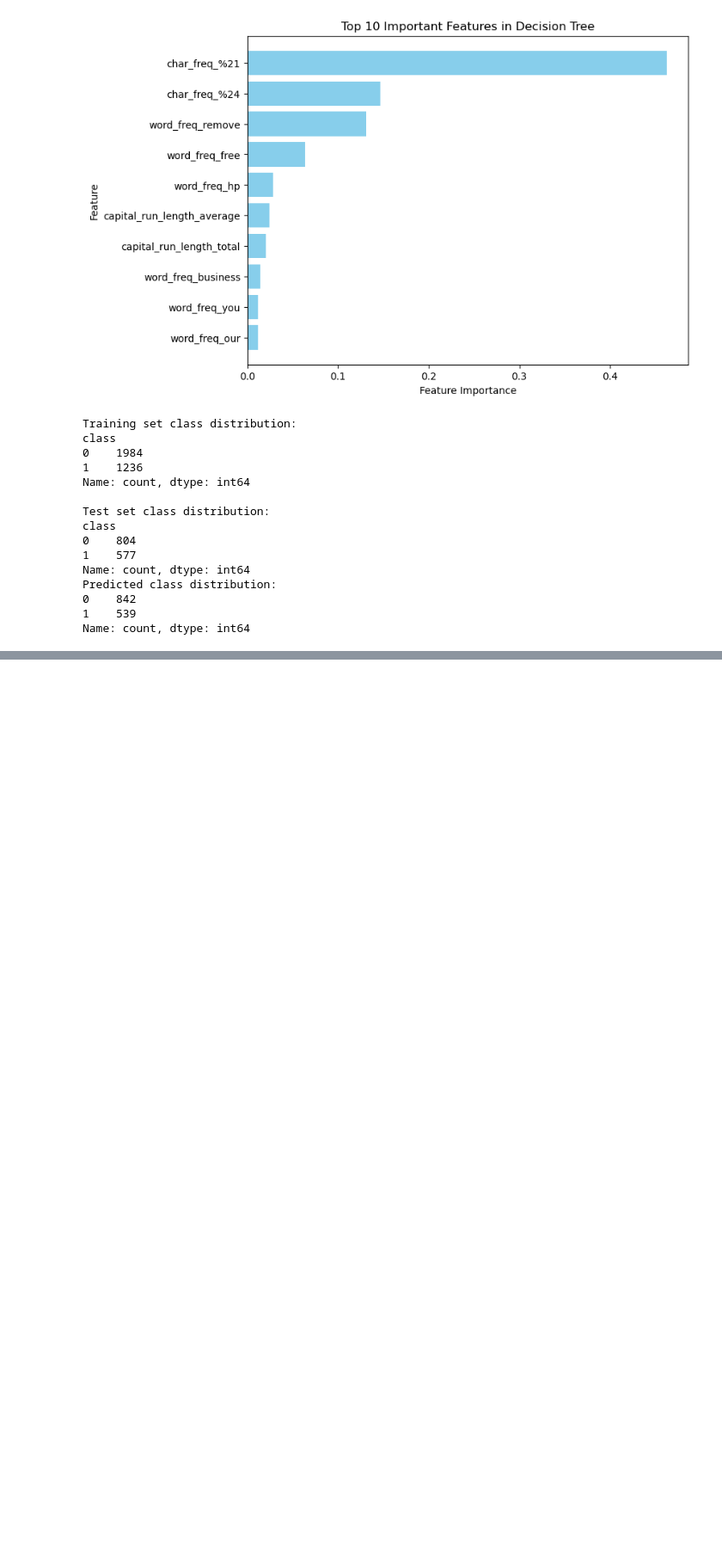
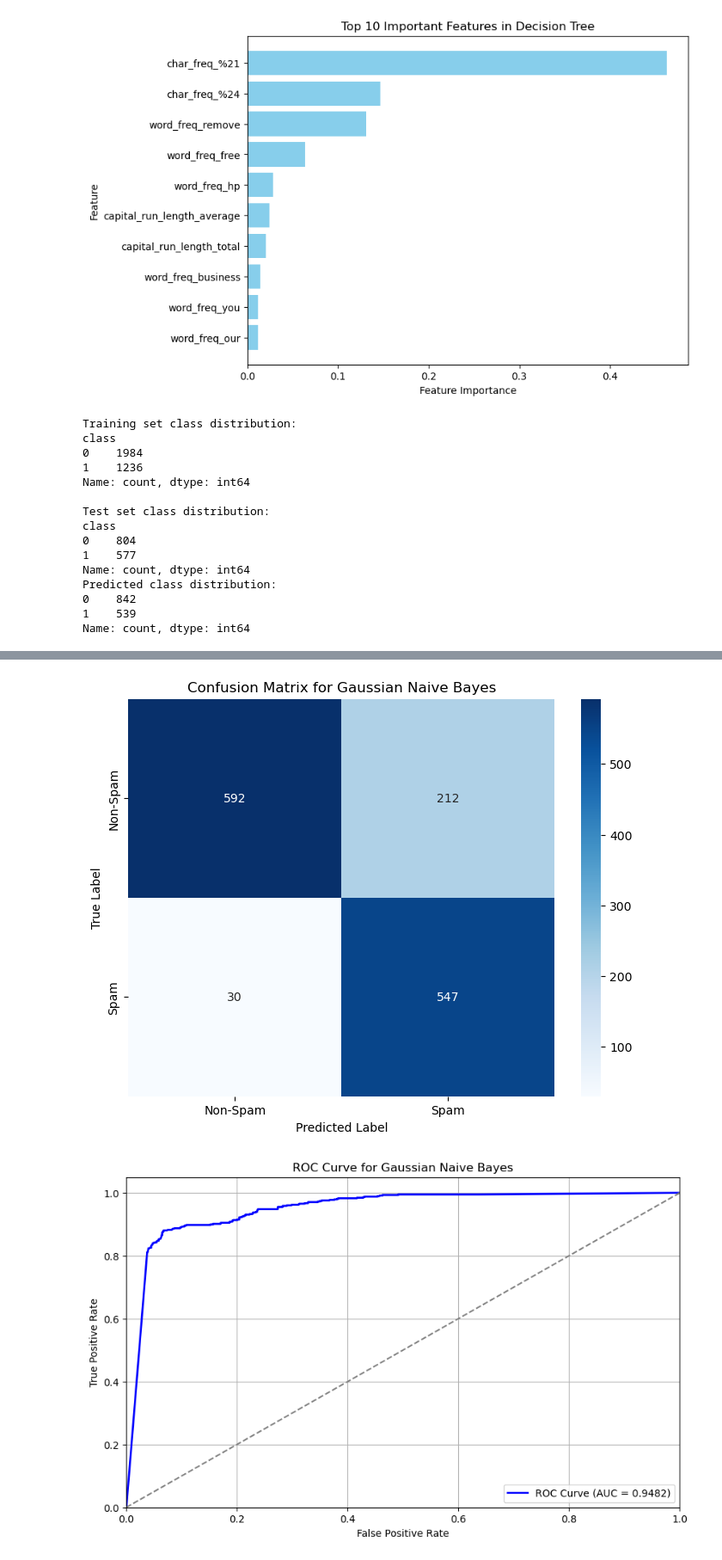
Before and after one commit to AyaCh21/Spam-Email, a Jupyter notebook: Test.ipynb, the cells around one changed output, grey strips where cells are left out. Shown at 86% size. Saved outputs shown, nothing was run; the diff lists cells and outputs as text; code cells hidden in the pictures; blank space fills up the shorter version.

Commit message:
Gaussian bayes added with tuned version too

```diff
--- a/Test.ipynb
+++ b/Test.ipynb
@@ -545,3 +545,67 @@ Predicted class distribution:
 0    842
 1    539
 Name: count, dtype: int64
+# %%
+#Gaussian (better spam prediction, few FN)
+#trade off high recall
+
+from sklearn.naive_bayes import GaussianNB
+#Initialize the Gaussian Naive Bayes model
+gnb_model = GaussianNB()
+
+# Train the model
+gnb_model.fit(X_train, y_train)
+
+# Make predictions
+y_pred_gnb = gnb_model.predict(X_test)
+y_prob_gnb = gnb_model.predict_proba(X_test)[:, 1]  # Probability for the positive class (spam)
+
+# Evaluate the model
+accuracy_gnb = accuracy_score(y_test, y_pred_gnb)
+precision_gnb = precision_score(y_test, y_pred_gnb)
+recall_gnb = recall_score(y_test, y_pred_gnb)
+f1_gnb = f1_score(y_test, y_pred_gnb)
+auc_score_gnb = roc_auc_score(y_test, y_prob_gnb)  # Ensure consistent use of y_prob_gnb
+
+# Print evaluation metrics
+print("\nGaussian Naive Bayes Evaluation Metrics:")
+print(f"Accuracy: {accuracy_gnb:.4f}")
+print(f"Precision: {precision_gnb:.4f}")
+print(f"Recall: {recall_gnb:.4f}")
+print(f"F1 Score: {f1_gnb:.4f}")
+print(f"AUC Score: {auc_score_gnb:.4f}")
+
+# Classification report
+print("\nClassification Report for Gaussian Naive Bayes:")
+print(classification_report(y_test, y_pred_gnb))
+
+# Plot the confusion matrix
+cm = confusion_matrix(y_test, y_pred_gnb)
+plt.figure(figsize=(8, 6))
+sns.heatmap(cm, annot=True, fmt='d', cmap='Blues', xticklabels=['Non-Spam', 'Spam'], yticklabels=['Non-Spam', 'Spam'])
+plt.title('Confusion Matrix for Gaussian Naive Bayes')
+plt.xlabel('Predicted Label')
+plt.ylabel('True Label')
+plt.show()
+
+# Calculate the ROC curve
+fpr, tpr, thresholds = roc_curve(y_test, y_prob_gnb)  # Consistent use of y_prob_gnb
+
+# Plot the ROC curve
+plt.figure(figsize=(10, 6))
+plt.plot(fpr, tpr, color='blue', lw=2, label=f'ROC Curve (AUC = {auc_score_gnb:.4f})')
+plt.plot([0, 1], [0, 1], color='gray', linestyle='--')  # Diagonal line for a random classifier
+plt.xlim([0.0, 1.0])
+plt.ylim([0.0, 1.05])
+plt.xlabel('False Positive Rate')
+plt.ylabel('True Positive Rate')
+plt.title('ROC Curve for Gaussian Naive Bayes')
+plt.legend(loc="lower right")
+plt.grid(True)
+plt.show()
+
+#Gaussian : recall critical trade off lot of false positive
+#multinomial : higher precision :  missing some spam emails in exchange for fewer false positives. min false positive
+
+#best choice Gaussian
+# %% [output]
@@ -547,0 +628,2 @@ Name: count, dtype: int64
+[figure, added]
+[figure, added]
```
Also changed, not shown: parts of 2 cells of this notebook.
